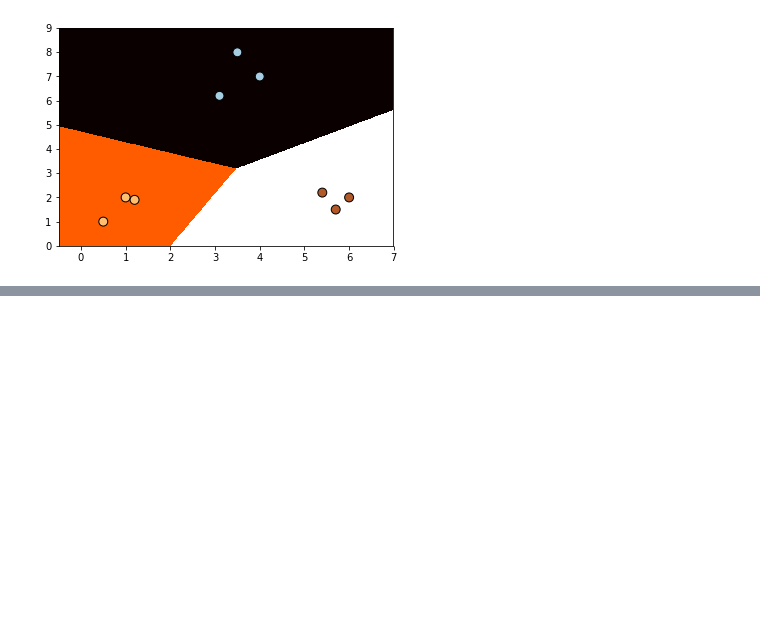
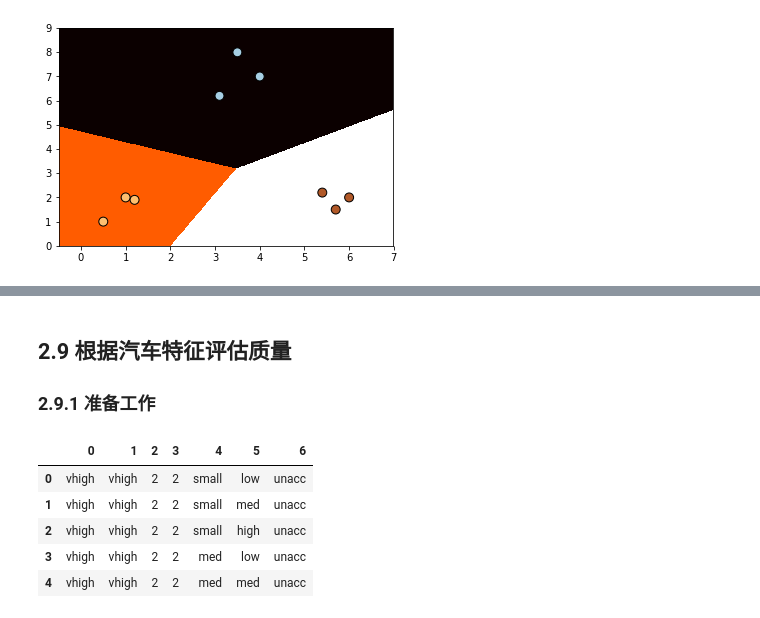
Before and after one commit to Alexzsh/dlpaper-code, a Jupyter notebook: mlcode/python 机器学习经典实例/Chapter02/第二章 创建分类器.ipynb, the cells around one changed output, grey strips where cells are left out. Cells and saved outputs as stored; diff of their text form; code cells hidden in the pictures; blank space fills up the shorter version.

```diff
--- a/mlcode/python 机器学习经典实例/Chapter02/第二章 创建分类器.ipynb
+++ b/mlcode/python 机器学习经典实例/Chapter02/第二章 创建分类器.ipynb
@@ -59,0 +177,14 @@ plot_classify(classify,X,y)
+# %% [markdown]
+## 2.9 根据汽车特征评估质量
+### 2.9.1 准备工作
+# %%
+#https://archive.ics.uci.edu/ml/datasets/Car+Evaluation
+car_df=pd.read_csv('car.csv',header=None)
+car_df.head()
+# %% [output]
+|  | 0 | 1 | 2 | 3 | 4 | 5 | 6 |
+| 0 | vhigh | vhigh | 2 | 2 | small | low | unacc |
+| 1 | vhigh | vhigh | 2 | 2 | small | med | unacc |
+| 2 | vhigh | vhigh | 2 | 2 | small | high | unacc |
+| 3 | vhigh | vhigh | 2 | 2 | med | low | unacc |
+| 4 | vhigh | vhigh | 2 | 2 | med | med | unacc |
```
Also changed, not shown: parts of 24 cells of this notebook, 2 other files.
